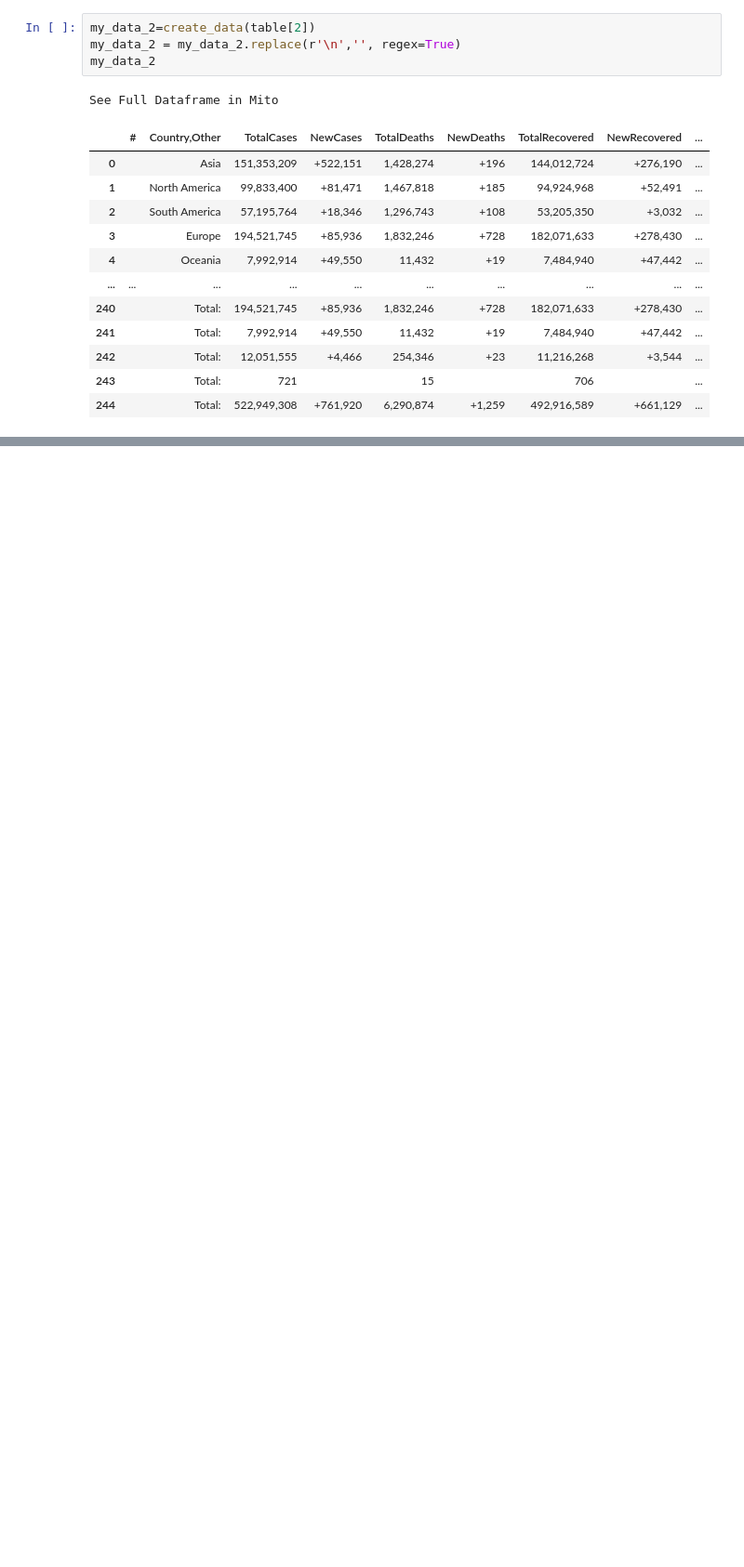
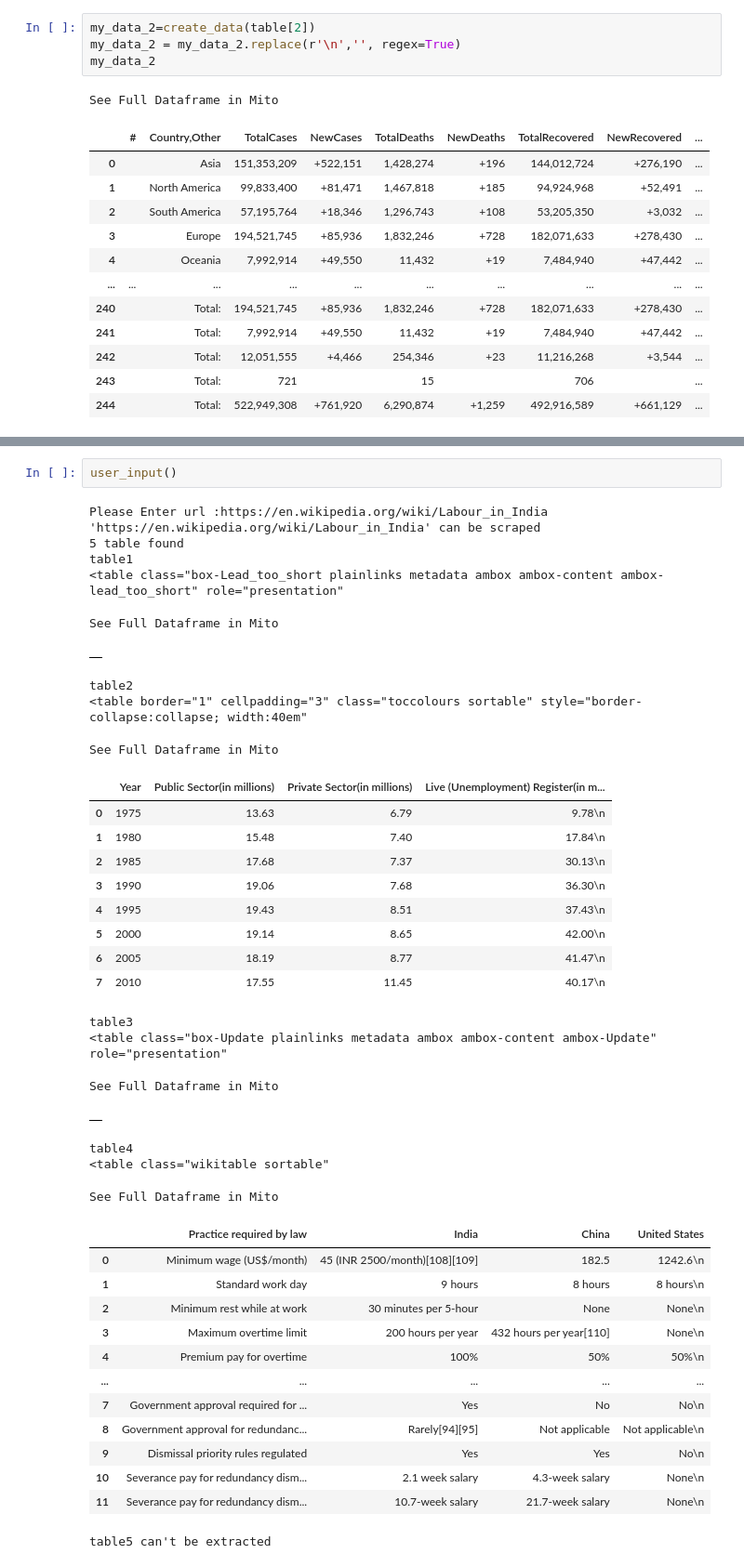
Before and after one commit to j3gad335h/Webscraping-Extract-Table, a Jupyter notebook: Webscraping-Extract Tables.ipynb, the cells around one changed output, grey strips where cells are left out. Shown at 93% size. Drawn from its saved outputs; the diff is of its cells as text; blank space fills up the shorter version.

```diff
--- a/Webscraping-Extract Tables.ipynb
+++ b/Webscraping-Extract Tables.ipynb
@@ -226,0 +383,42 @@ See Full Dataframe in Mito
+# %%
+user_input()
+# %% [output]
+Please Enter url :https://en.wikipedia.org/wiki/Labour_in_India
+'https://en.wikipedia.org/wiki/Labour_in_India' can be scraped
+5 table found
+table1
+<table class="box-Lead_too_short plainlinks metadata ambox ambox-content ambox-lead_too_short" role="presentation"
+See Full Dataframe in Mito
+|  |
+table2
+<table border="1" cellpadding="3" class="toccolours sortable" style="border-collapse:collapse; width:40em"
+See Full Dataframe in Mito
+|  | Year | Public Sector(in millions) | Private Sector(in millions) | Live (Unemployment) Register(in m... |
+| 0 | 1975 | 13.63 | 6.79 | 9.78\n |
+| 1 | 1980 | 15.48 | 7.40 | 17.84\n |
+| 2 | 1985 | 17.68 | 7.37 | 30.13\n |
+| 3 | 1990 | 19.06 | 7.68 | 36.30\n |
+| 4 | 1995 | 19.43 | 8.51 | 37.43\n |
+| 5 | 2000 | 19.14 | 8.65 | 42.00\n |
+| 6 | 2005 | 18.19 | 8.77 | 41.47\n |
+| 7 | 2010 | 17.55 | 11.45 | 40.17\n |
+table3
+<table class="box-Update plainlinks metadata ambox ambox-content ambox-Update" role="presentation"
+See Full Dataframe in Mito
+|  |
+table4
+<table class="wikitable sortable"
+See Full Dataframe in Mito
+|  | Practice required by law | India | China | United States |
+| 0 | Minimum wage (US$/month) | 45 (INR 2500/month)[108][109] | 182.5 | 1242.6\n |
+| 1 | Standard work day | 9 hours | 8 hours | 8 hours\n |
+| 2 | Minimum rest while at work | 30 minutes per 5-hour | None | None\n |
+| 3 | Maximum overtime limit | 200 hours per year | 432 hours per year[110] | None\n |
+| 4 | Premium pay for overtime | 100% | 50% | 50%\n |
+| ... | ... | ... | ... | ... |
+| 7 | Government approval required for ... | Yes | No | No\n |
+| 8 | Government approval for redundanc... | Rarely[94][95] | Not applicable | Not applicable\n |
+| 9 | Dismissal priority rules regulated | Yes | Yes | No\n |
+| 10 | Severance pay for redundancy dism... | 2.1 week salary | 4.3-week salary | None\n |
+| 11 | Severance pay for redundancy dism... | 10.7-week salary | 21.7-week salary | None\n |
+table5 can't be extracted
```
Also changed, not shown: parts of 6 cells of this notebook.
